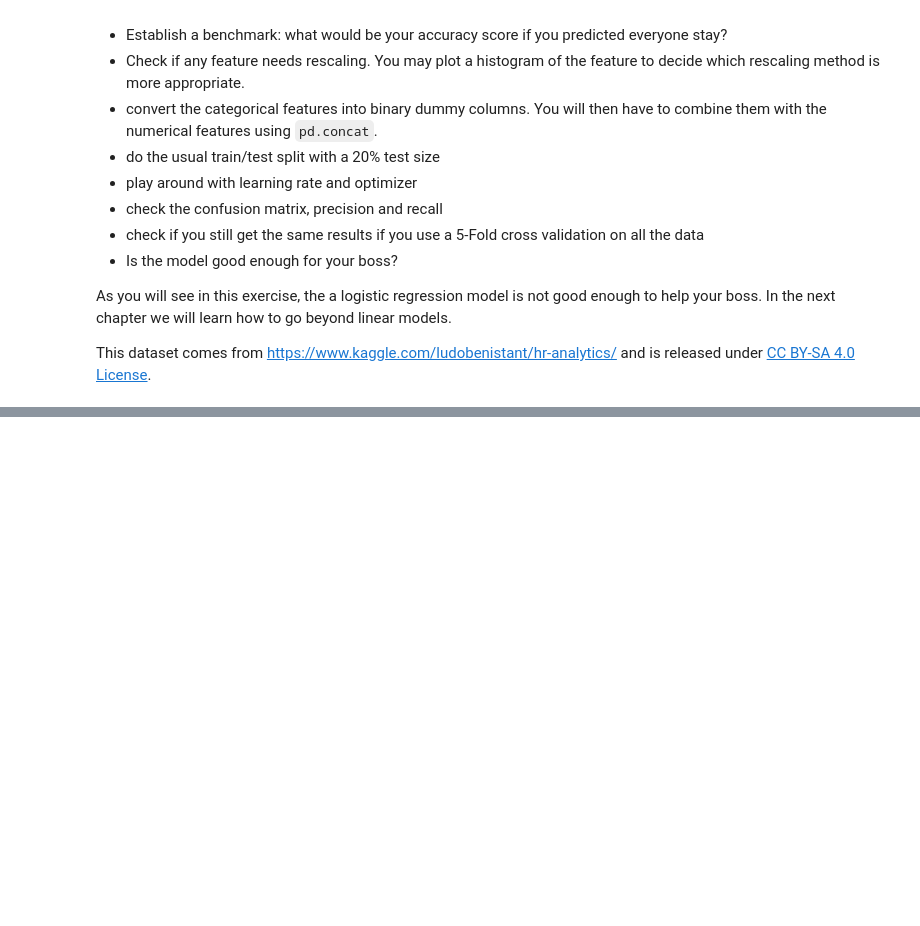
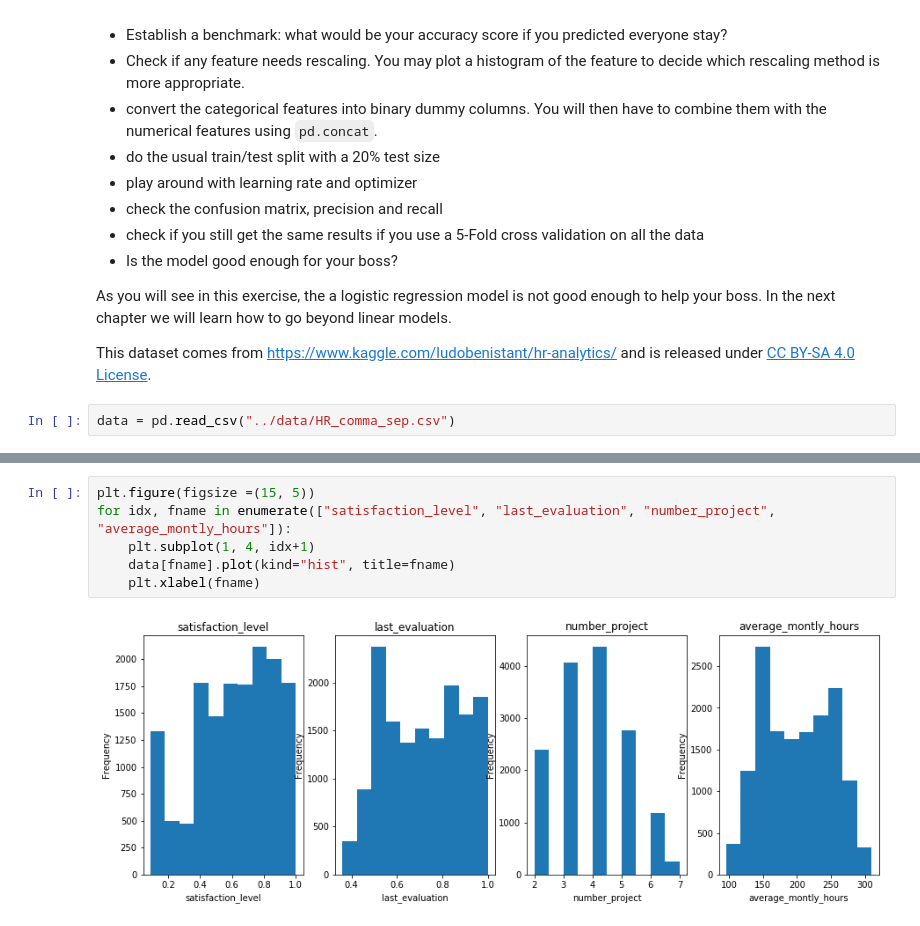
Before and after one commit to Zhenxingzhang/zero_to_deep_learning_video, a Jupyter notebook: course/3 Machine Learning.ipynb, the cells around one changed output, grey strips where cells are left out. Drawn from its saved outputs; the diff is of its cells as text; blank space fills up the shorter version.

```diff
--- a/course/3 Machine Learning.ipynb
+++ b/course/3 Machine Learning.ipynb
@@ -404,3 +470,5 @@ Your goal is to predict the binary outcome variable `left` using the rest of the
 As you will see in this exercise, the a logistic regression model is not good enough to help your boss. In the next chapter we will learn how to go beyond linear models.
 
 This dataset comes from https://www.kaggle.com/ludobenistant/hr-analytics/ and is released under [CC BY-SA 4.0 License](https://creativecommons.org/licenses/by-sa/4.0/).
+# %%
+data = pd.read_csv("../data/HR_comma_sep.csv")
@@ -406,0 +525,8 @@ This dataset comes from https://www.kaggle.com/ludobenistant/hr-analytics/ and i
+# %%
+plt.figure(figsize =(15, 5))
+for idx, fname in enumerate(["satisfaction_level", "last_evaluation", "number_project", "average_montly_hours"]):
+    plt.subplot(1, 4, idx+1)
+    data[fname].plot(kind="hist", title=fname)
+    plt.xlabel(fname)
+# %% [output]
+[figure, added]
```
Also changed, not shown: parts of 40 cells of this notebook, 1 other file.
